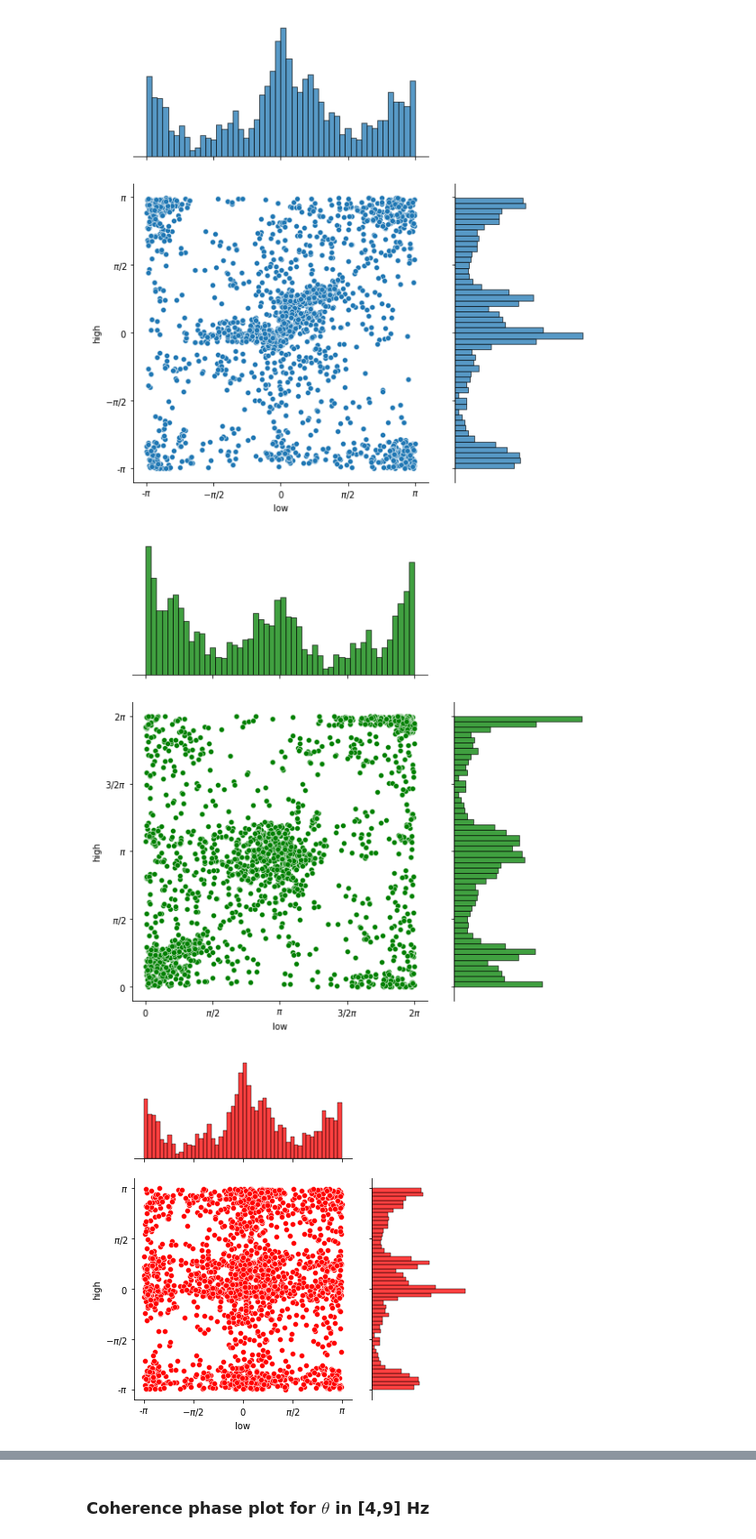
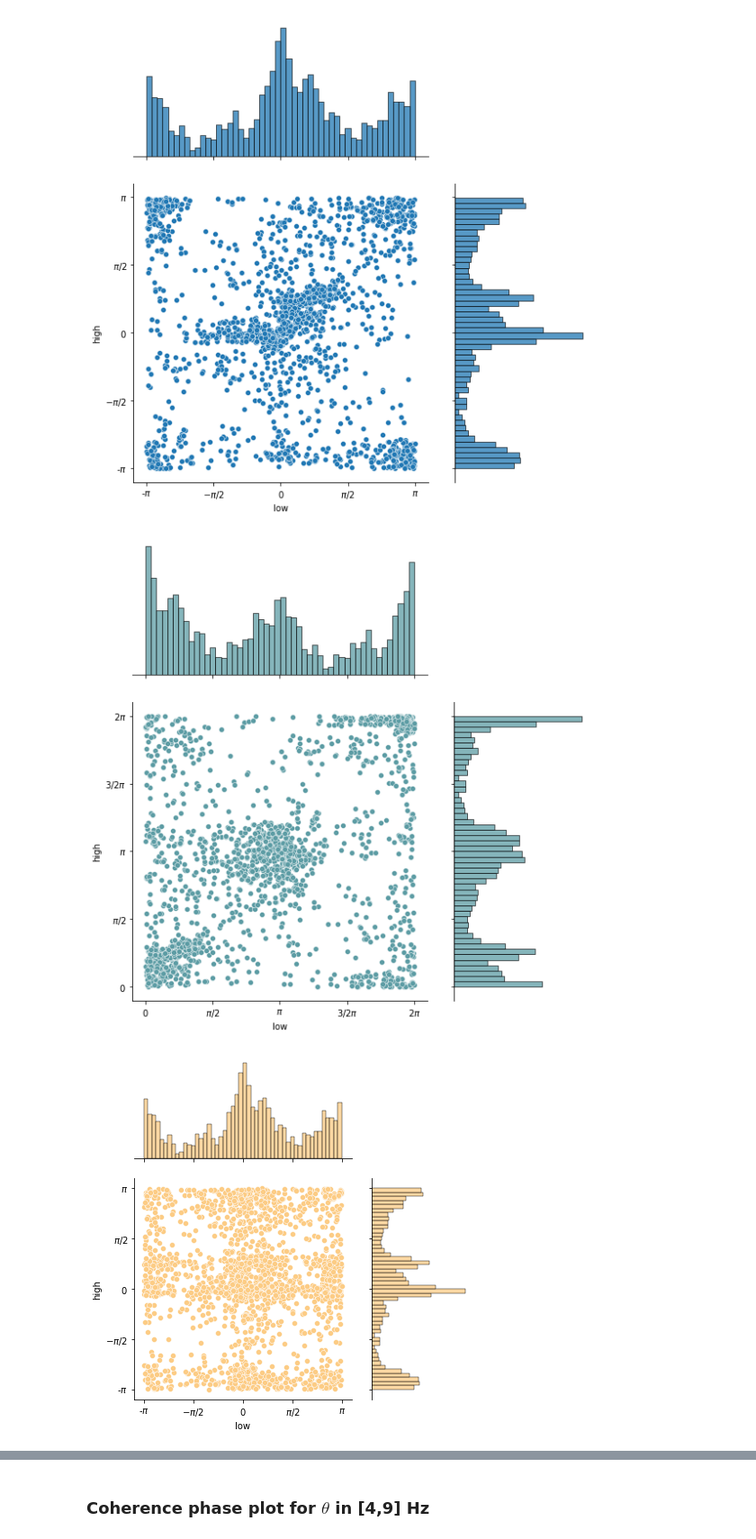
Before and after one commit to gdelfe/Coherence_analysis_of_brain_causal_networks, a Jupyter notebook: other_codes/Sender-Receiver_phase_coherence.ipynb, the cells around one changed output, grey strips where cells are left out. Shown at 90% size. Cells and saved outputs as stored; diff of their text form; code cells hidden in the pictures.

```diff
--- a/other_codes/Sender-Receiver_phase_coherence.ipynb
+++ b/other_codes/Sender-Receiver_phase_coherence.ipynb
@@ -86,15 +86,15 @@ plt.figure.savefig(load_path+"Phase_coh_theta_range.png")
 # %% [output]
 [figure]
 # %%
-plt = sns.jointplot(data=df_2pi, x="low", y="high",height =8,color = 'g',ratio=2,marginal_kws=dict(bins=50))
+plt = sns.jointplot(data=df_2pi, x="low", y="high",height =8,color = '#5C9CA4',ratio=2,marginal_kws=dict(bins=50))
 plt.ax_joint.set_xticks([0,np.pi/2,np.pi,3/2*np.pi,2*np.pi])  # Set label locations.
 plt.ax_joint.set_xticklabels(['$0$', '$\pi/2$', '$\pi$','$3/2\pi$','$2\pi$']);  # Set text labels.
 plt.ax_joint.set_yticks([0,np.pi/2,np.pi,3/2*np.pi,2*np.pi])  # Set label locations.
 plt.ax_joint.set_yticklabels(['$0$', '$\pi/2$', '$\pi$','$3/2\pi$','$2\pi$']);  # Set text labels.
 
-plt.figure.savefig(load_path+"Phase_coh_theta_range_2pi.png")
+plt.figure.savefig(load_path+"Phase_coh_theta_range_2pi.pdf")
 # %% [output]
-[figure, old version]
+[figure, new version]
 # %%
 # shuffle low theta frequency to create another joint distribution with the same marginals
 df_shuffle = df.copy()
@@ -102,15 +102,15 @@ df_shuffle['low'] = np.random.permutation(df['low'].values)
 df_shuffle_2pi = df_2pi.copy()
 df_shuffle_2pi['low'] = np.random.permutation(df_2pi['low'].values)
 # %%
-plt = sns.jointplot(data=df_shuffle, x="low", y="high",height =6,ratio=2,color ='r', marginal_kws=dict(bins=50))
+plt = sns.jointplot(data=df_shuffle, x="low", y="high",height =6,ratio=2,color ='#FCCC85', marginal_kws=dict(bins=50))
 plt.ax_joint.set_xticks([-np.pi,-np.pi/2,0,np.pi/2,np.pi])  # Set label locations.
 plt.ax_joint.set_xticklabels(['-$\pi$', '$-\pi/2$', '$0$','$\pi/2$','$\pi$']);  # Set text labels.
 plt.ax_joint.set_yticks([-np.pi,-np.pi/2,0,np.pi/2,np.pi])  # Set label locations.
 plt.ax_joint.set_yticklabels(['-$\pi$', '$-\pi/2$', '$0$','$\pi/2$','$\pi$']); # Set text labels.
 
-plt.figure.savefig(load_path+"Phase_coh_theta_range_shuffled.png")
+plt.figure.savefig(load_path+"Phase_coh_theta_range_shuffled.pdf")
 # %% [output]
-[figure, old version]
+[figure, new version]
 # %%
 plt = sns.jointplot(data=df_shuffle_2pi, x="low", y="high",height =7,ratio=2,color ='r', marginal_kws=dict(bins=50))
 plt.ax_joint.set_xticks([0,np.pi/2,np.pi,3/2*np.pi,2*np.pi])  # Set label locations.
```
Also changed, not shown: 4 other files.
